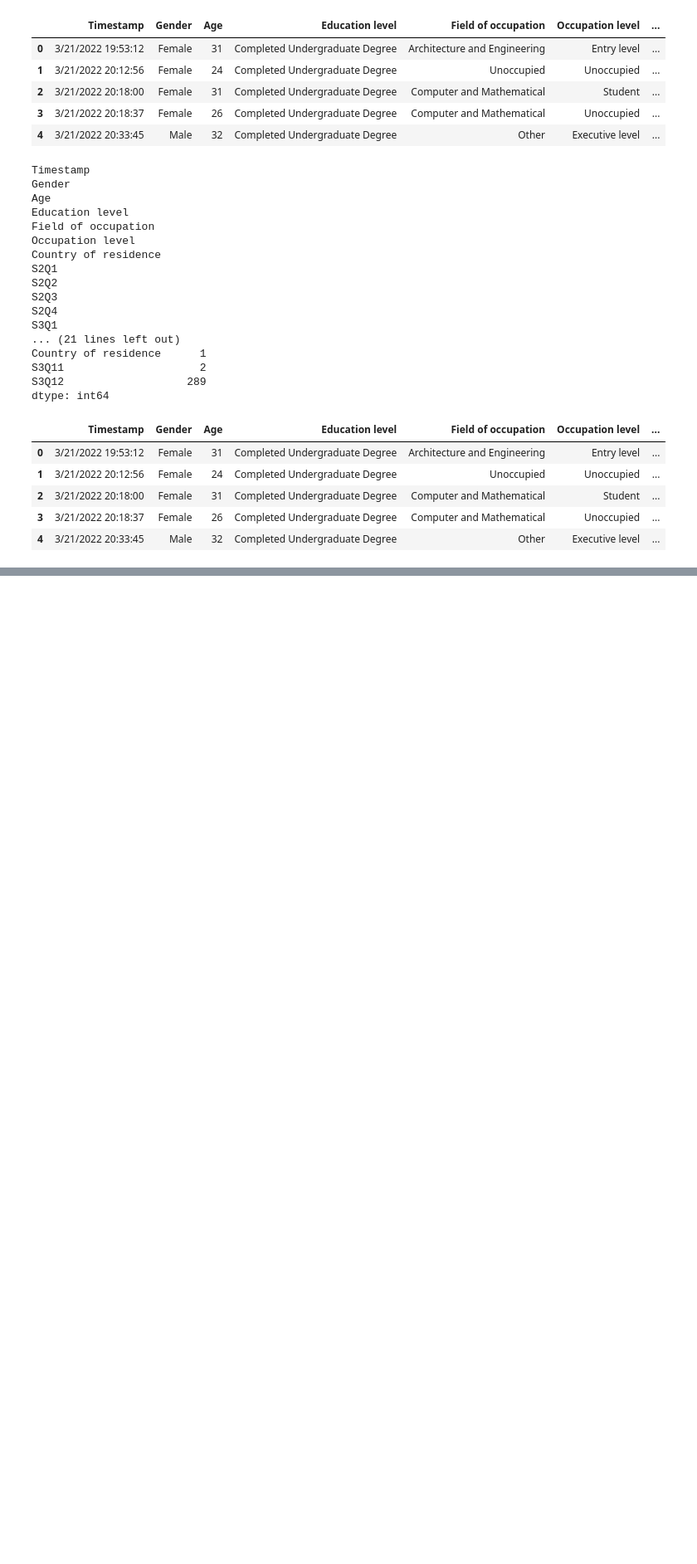
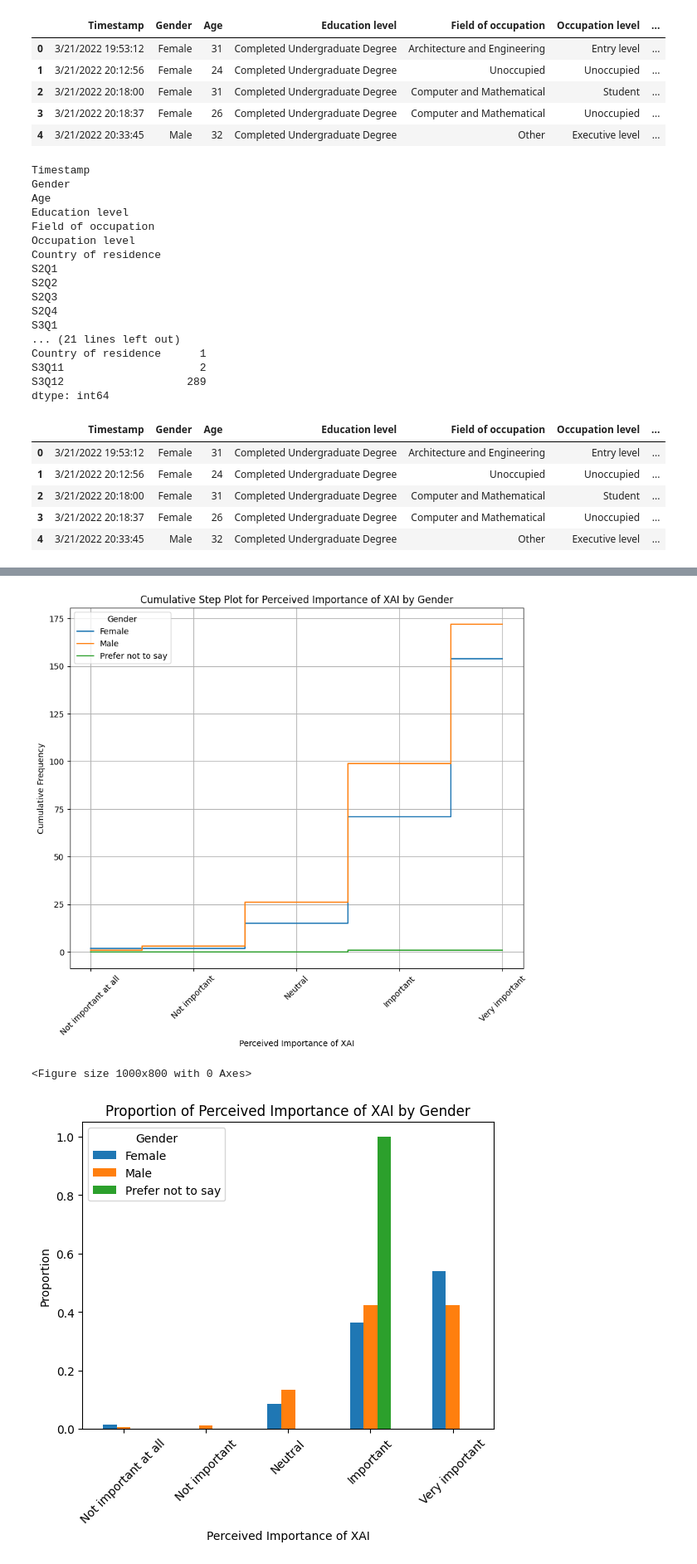
Before and after one commit to Dulina-Perera/CS3121-Coursework, a Jupyter notebook: Assignments/Data-Analysis/solution.ipynb, the cells around one changed output, grey strips where cells are left out. Shown at 83% size. Cells and saved outputs as stored; diff of their text form; code cells hidden in the pictures; blank space fills up the shorter version.

```diff
--- a/Assignments/Data-Analysis/solution.ipynb
+++ b/Assignments/Data-Analysis/solution.ipynb
@@ -151,0 +172,37 @@ display(df.head())
+# %%
+def xai_importance_by(df, col):
+    ordered_values = ["Not important at all", "Not important", "Neutral", "Important", "Very important"]
+
+    plt.figure(figsize=(10, 8))
+
+    for gender in df[col].unique():
+        filtered_df = df[df[col] == gender]
+        value_counts = filtered_df['S3Q1'].value_counts().reindex(ordered_values).fillna(0).cumsum()
+        plt.step(ordered_values, value_counts, where='mid', label=gender)
+
+    plt.xlabel('Perceived Importance of XAI')
+    plt.ylabel('Cumulative Frequency')
+    plt.title(f'Cumulative Step Plot for Perceived Importance of XAI by {col}')
+    plt.grid(True)
+    plt.xticks(rotation=45)
+    plt.legend(title=col)
+    plt.show()
+
+    df['S3Q1'] = pd.Categorical(df['S3Q1'], categories=ordered_values, ordered=True)
+
+    table = pd.crosstab(df['S3Q1'], df[col], normalize='columns')
+
+    plt.figure(figsize=(10, 8))
+    table.plot(kind='bar', stacked=False)
+    plt.xlabel('Perceived Importance of XAI')
+    plt.ylabel('Proportion')
+    plt.title(f'Proportion of Perceived Importance of XAI by {col}')
+    plt.xticks(rotation=45)
+    plt.legend(title=col)
+    plt.show()
+# %%
+xai_importance_by(df, 'Gender')
+# %% [output]
+[figure, added]
+<Figure size 1000x800 with 0 Axes>
+[figure, added]
```
Also changed, not shown: parts of 7 cells of this notebook, 1 other file.
